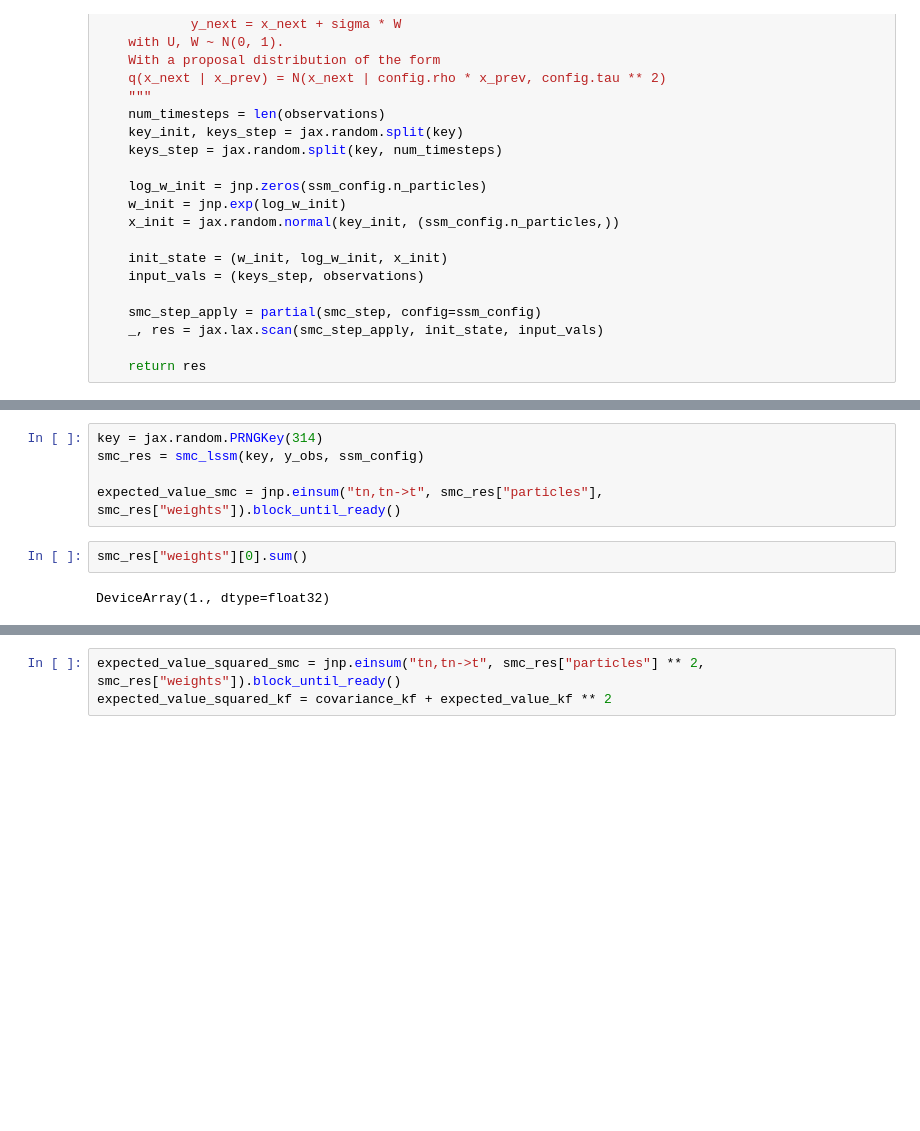
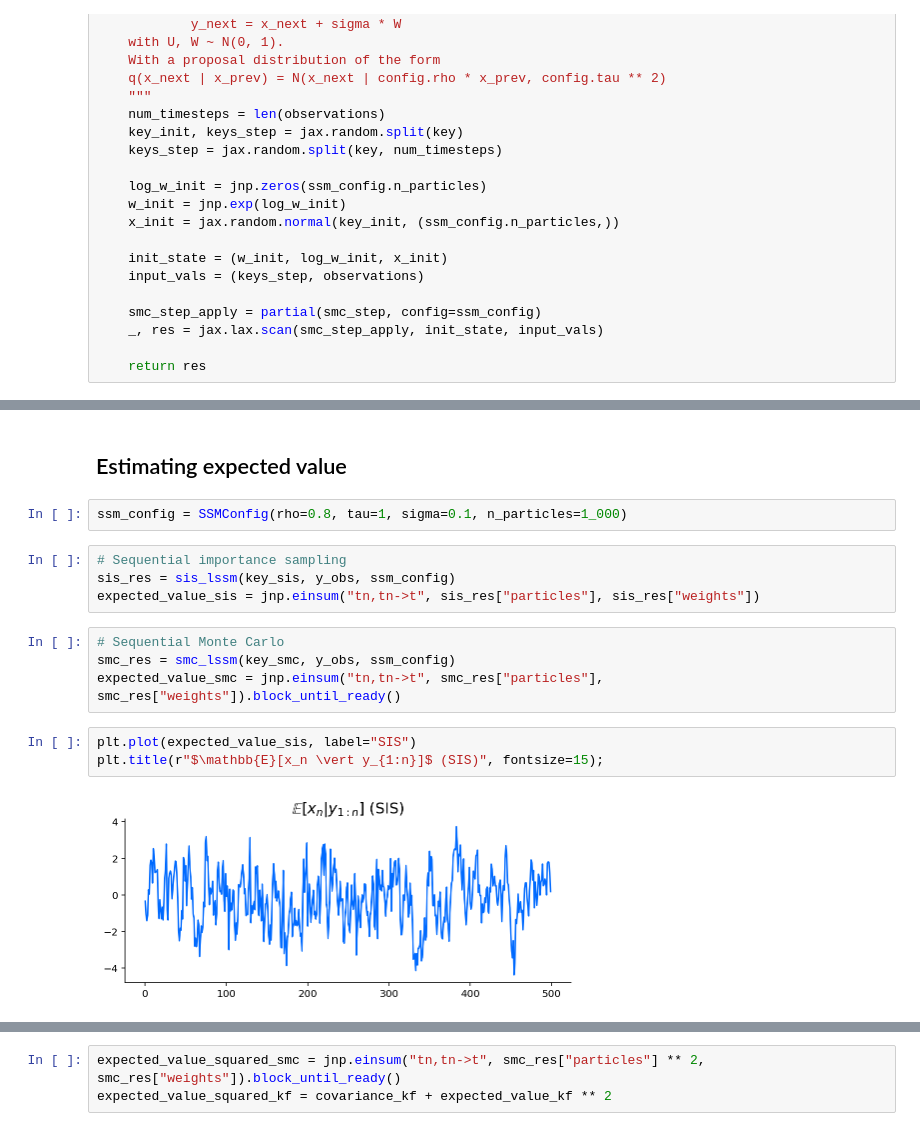
Before and after one commit to gerdm/misc, a Jupyter notebook: 2022-04/advanced-computational-methods.ipynb, the cells around one changed output, grey strips where cells are left out. Saved outputs shown, nothing was run; the diff lists cells and outputs as text; blank space fills up the shorter version.

```diff
--- a/2022-04/advanced-computational-methods.ipynb
+++ b/2022-04/advanced-computational-methods.ipynb
@@ -231,9 +205,17 @@ ssm_config = SSMConfig(rho=0.8, tau=1.0, sigma=0.1, n_particles=1_000)
+# %% [markdown]
+## Estimating expected value
+# %%
+ssm_config = SSMConfig(rho=0.8, tau=1, sigma=0.1, n_particles=1_000)
+# %%
+# Sequential importance sampling
+sis_res = sis_lssm(key_sis, y_obs, ssm_config)
+expected_value_sis = jnp.einsum("tn,tn->t", sis_res["particles"], sis_res["weights"])
 # %%
-key = jax.random.PRNGKey(314)
-smc_res = smc_lssm(key, y_obs, ssm_config)
-
+# Sequential Monte Carlo
+smc_res = smc_lssm(key_smc, y_obs, ssm_config)
 expected_value_smc = jnp.einsum("tn,tn->t", smc_res["particles"], smc_res["weights"]).block_until_ready()
-# %%
-smc_res["weights"][0].sum()
-# %% [output]
-DeviceArray(1., dtype=float32)
+# %%
+plt.plot(expected_value_sis, label="SIS")
+plt.title(r"$\mathbb{E}[x_n \vert y_{1:n}]$ (SIS)", fontsize=15);
+# %% [output]
+[figure, added]
```
Also changed, not shown: parts of 26 cells of this notebook.
